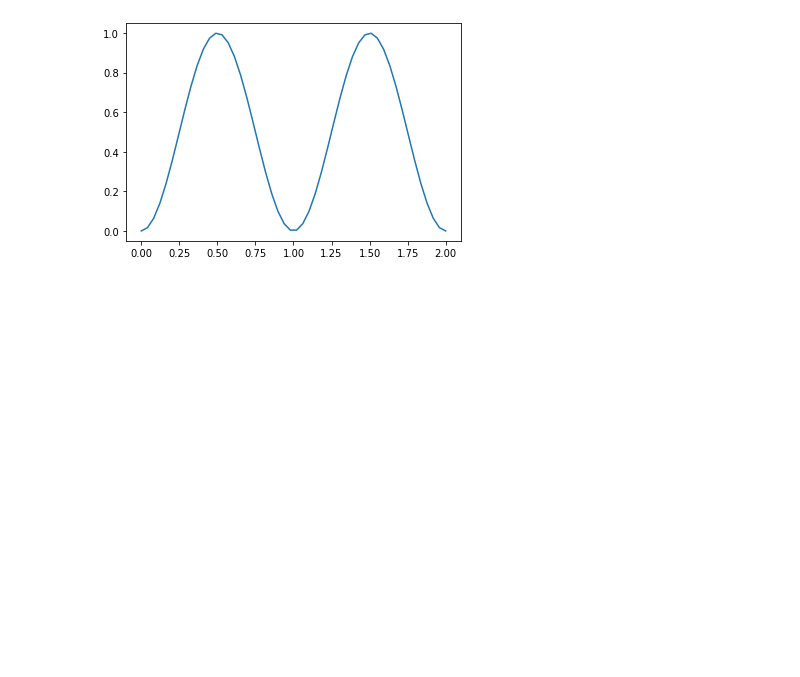
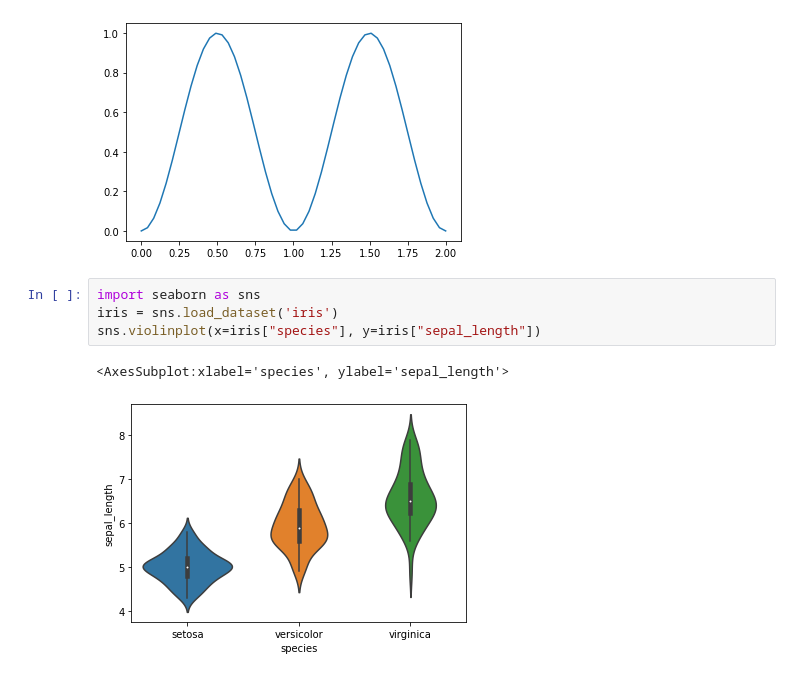
Before and after one commit to lloydhamilton/quarto-medium, a Jupyter notebook: quarto-demo.ipynb, the cells around one changed output. Drawn from its saved outputs; the diff is of its cells as text; blank space fills up the shorter version.

```diff
--- a/quarto-demo.ipynb
+++ b/quarto-demo.ipynb
@@ -43,3 +43,10 @@ y = np.sin(np.pi*x)**2
 plt.plot(x, y);
 # %% [output]
 [figure]
+# %%
+import seaborn as sns
+iris = sns.load_dataset('iris')
+sns.violinplot(x=iris["species"], y=iris["sepal_length"])
+# %% [output]
+<AxesSubplot:xlabel='species', ylabel='sepal_length'>
+[figure, added]
```
Also changed, not shown: parts of 8 cells of this notebook, 1 other file.
